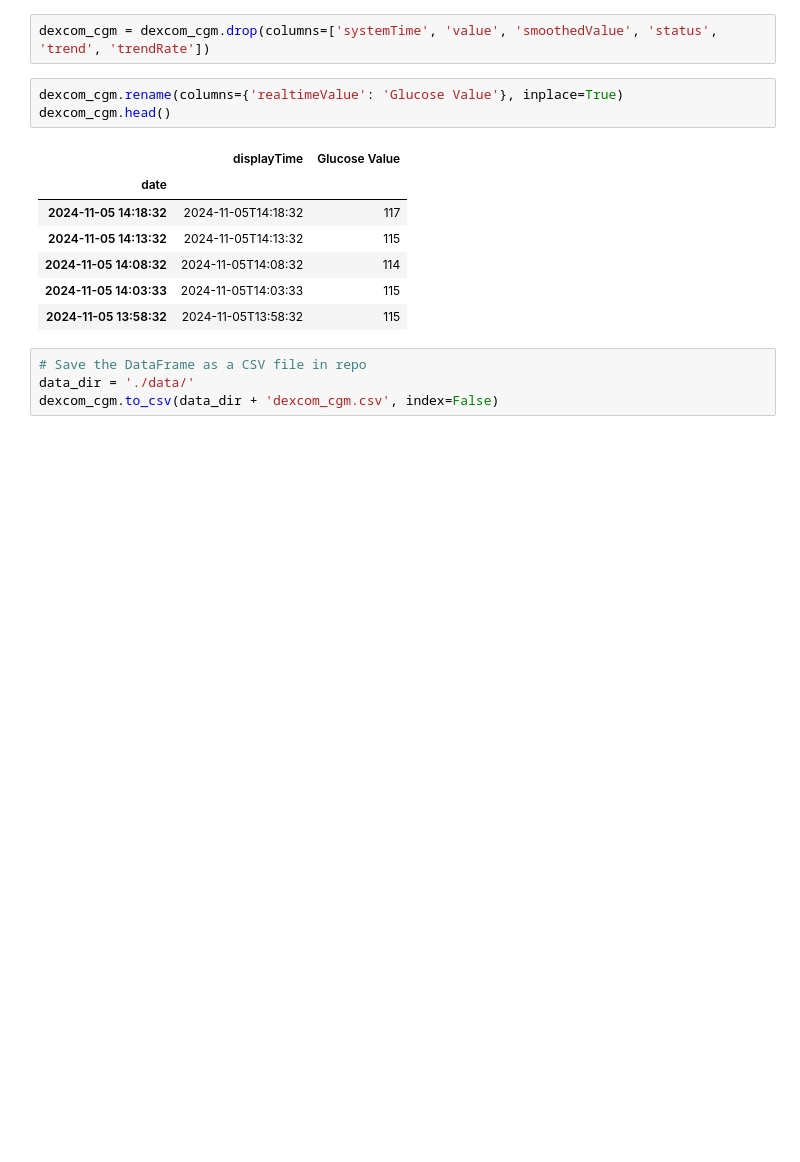
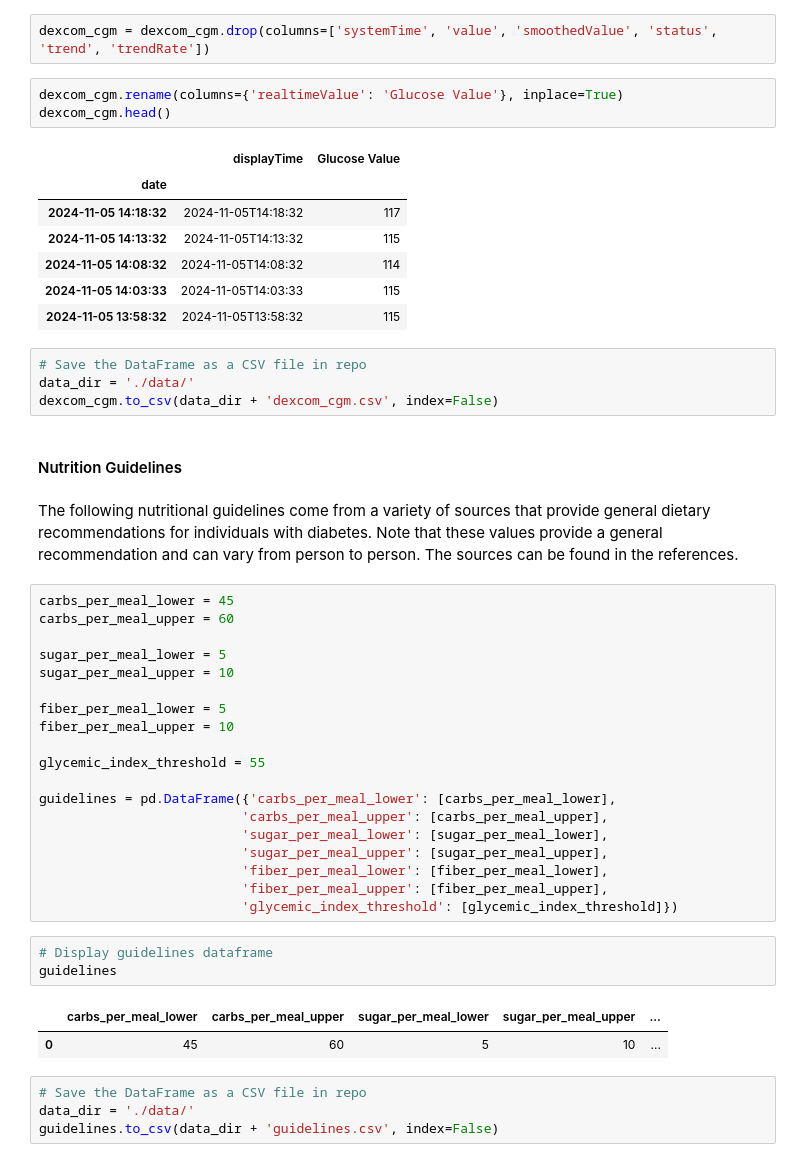
Before and after one commit to lvandine44/MADS-Capstone, a Jupyter notebook: 1-Gathering Data.ipynb, the cells around one changed output. Saved outputs shown, nothing was run; the diff lists cells and outputs as text; blank space fills up the shorter version.

Commit message:
nutritional guidelines

```diff
--- a/1-Gathering Data.ipynb
+++ b/1-Gathering Data.ipynb
@@ -787,3 +787,36 @@ dexcom_cgm.head()
 # Save the DataFrame as a CSV file in repo
 data_dir = './data/'
 dexcom_cgm.to_csv(data_dir + 'dexcom_cgm.csv', index=False)
+# %% [markdown]
+#### Nutrition Guidelines
+# %% [markdown]
+The following nutritional guidelines come from a variety of sources that provide general dietary recommendations for individuals with diabetes. Note that these values provide a general recommendation and can vary from person to person. The sources can be found in the references.
+# %%
+carbs_per_meal_lower = 45
+carbs_per_meal_upper = 60
+
+sugar_per_meal_lower = 5
+sugar_per_meal_upper = 10
+
+fiber_per_meal_lower = 5
+fiber_per_meal_upper = 10
+
+glycemic_index_threshold = 55
+
+guidelines = pd.DataFrame({'carbs_per_meal_lower': [carbs_per_meal_lower],
+                          'carbs_per_meal_upper': [carbs_per_meal_upper],
+                          'sugar_per_meal_lower': [sugar_per_meal_lower],
+                          'sugar_per_meal_upper': [sugar_per_meal_upper],
+                          'fiber_per_meal_lower': [fiber_per_meal_lower],
+                          'fiber_per_meal_upper': [fiber_per_meal_upper],
+                          'glycemic_index_threshold': [glycemic_index_threshold]})
+# %%
+# Display guidelines dataframe
+guidelines
+# %% [output]
+|  | carbs_per_meal_lower | carbs_per_meal_upper | sugar_per_meal_lower | sugar_per_meal_upper | ... |
+| 0 | 45 | 60 | 5 | 10 | ... |
+# %%
+# Save the DataFrame as a CSV file in repo
+data_dir = './data/'
+guidelines.to_csv(data_dir + 'guidelines.csv', index=False)
```
Also changed, not shown: 1 other file.
